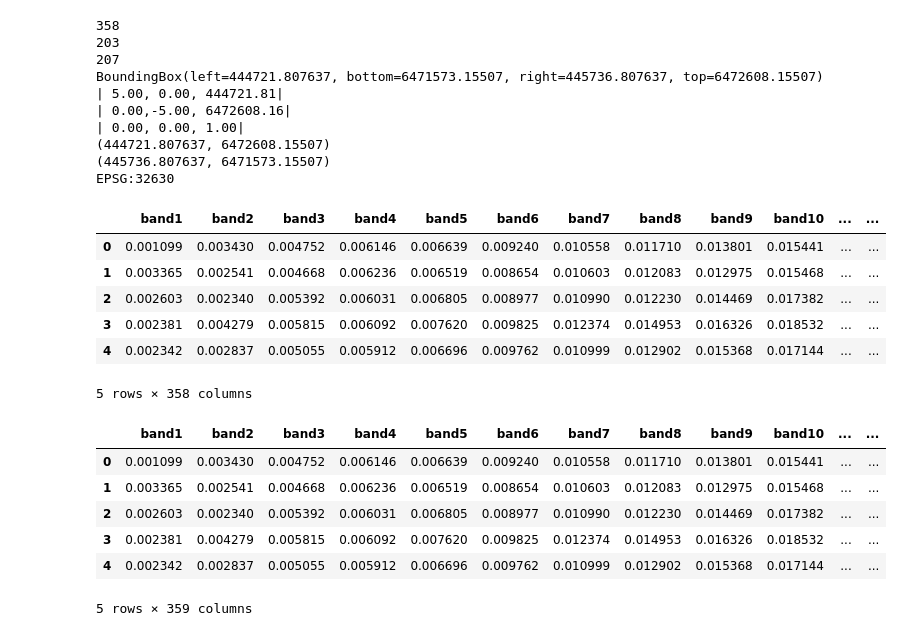
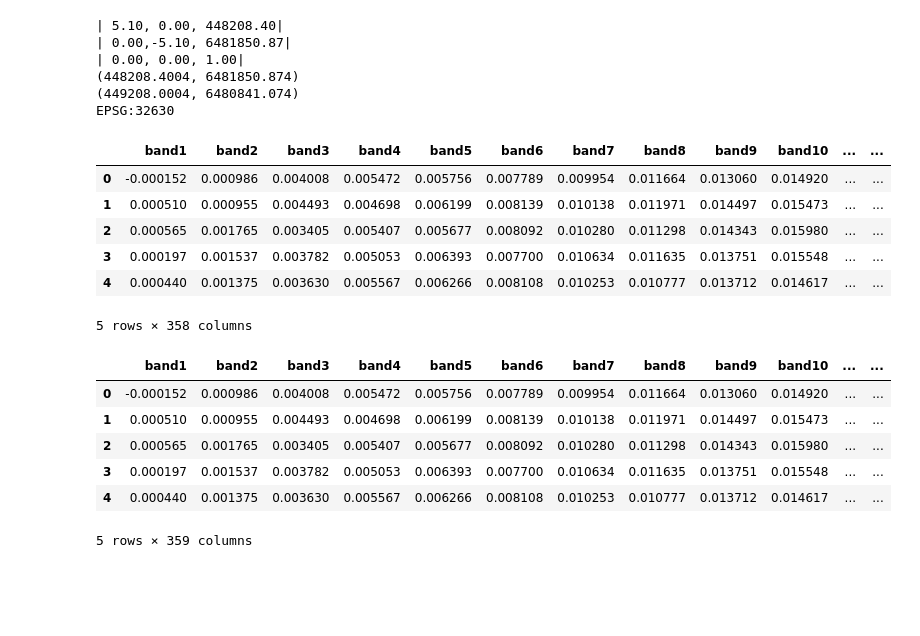
Before and after one commit to rachelzwalker/Flow_Country_HSI_and_PSM, a Jupyter notebook: python_notebooks/vector_creation.ipynb, the cells around one changed output. Saved outputs shown, nothing was run; the diff lists cells and outputs as text; code cells hidden in the pictures; blank space fills up the shorter version.

Commit message:
finalised vector creation - from initial rasters to include all attributes

```diff
--- a/python_notebooks/vector_creation.ipynb
+++ b/python_notebooks/vector_creation.ipynb
@@ -28,93 +1,69 @@ with rasterio.open('../preprocessed_data/dimensionality_reduction/cross_lochs.ti
 # %%
 import pandas as pd
 import geopandas
 import rasterio as rio
-cross_lochs_test = rio.open('../preprocessed_data/dimensionality_reduction/cross_lochs_2.tif')
-# number of bands
-print(cross_lochs_test.count)
+data = rio.open('../preprocessed_data/dimensionality_reduction/geotiff/erosion_take_2.tif')
 
-# https://rasterio.readthedocs.io/en/latest/quickstart.html
-print(cross_lochs_test.width)
-print(cross_lochs_test.height)
-print(cross_lochs_test.bounds)
 
-print(cross_lochs_test.transform)
-lat_long_NW = cross_lochs_test.transform * (0, 0)
+print(data.transform)
+lat_long_NW = data.transform * (0, 0)
 print(lat_long_NW)
-lat_long_SE = cross_lochs_test.transform * (cross_lochs_test.width, cross_lochs_test.height)
+lat_long_SE = data.transform * (data.width, data.height)
 print(lat_long_SE)
-print(cross_lochs_test.crs)
+print(data.crs)
 
 # read bands
-array = cross_lochs_test.read()
+array = data.read()
 
-# convert to a DataFrame
-# import pandas as pd
-
-cross_lochs_df = pd.DataFrame()
+data_df = pd.DataFrame()
 
 array_num = 0
 band_num = 1
 min_lat = lat_long_NW[0]
 min_long = lat_long_SE[1]
 max_lat = lat_long_SE[0]
 max_long = lat_long_NW[1]
 
-# want to add in spatial indexing - see website
 
 for num in range(358):
-    cross_lochs_df['band' +str(band_num)]=array[array_num].ravel()
+    data_df['band' +str(band_num)]=array[array_num].ravel()
     array_num += 1
     band_num += 1
 
-
-
-# cross_lochs_df_located = geopandas.GeoDataFrame(cross_lochs_df, geometry=geopandas.points_from_xy(cross_lochs_df.Longitude, cross_lochs_df.Latitude))
-# won't work as lat and long aren't returned in the table
-
-# may be able to do using rasterio documentation - looks likely, it's just working out how to add the specific indicies.
-# there is also info on how to save a raster
-
-
-cross_lochs_df.head()
+data_df.head()
 # %% [output]
-358
-203
-207
-BoundingBox(left=444721.807637, bottom=6471573.15507, right=445736.807637, top=6472608.15507)
-| 5.00, 0.00, 444721.81|
-| 0.00,-5.00, 6472608.16|
+| 5.10, 0.00, 448208.40|
+| 0.00,-5.10, 6481850.87|
 | 0.00, 0.00, 1.00|
-(444721.807637, 6472608.15507)
-(445736.807637, 6471573.15507)
+(448208.4004, 6481850.874)
+(449208.0004, 6480841.074)
 EPSG:32630
 |  | band1 | band2 | band3 | band4 | band5 | band6 | band7 | band8 | band9 | band10 | ... | ... |
-| 0 | 0.001099 | 0.003430 | 0.004752 | 0.006146 | 0.006639 | 0.009240 | 0.010558 | 0.011710 | 0.013801 | 0.015441 | ... | ... |
-| 1 | 0.003365 | 0.002541 | 0.004668 | 0.006236 | 0.006519 | 0.008654 | 0.010603 | 0.012083 | 0.012975 | 0.015468 | ... | ... |
-| 2 | 0.002603 | 0.002340 | 0.005392 | 0.006031 | 0.006805 | 0.008977 | 0.010990 | 0.012230 | 0.014469 | 0.017382 | ... | ... |
-| 3 | 0.002381 | 0.004279 | 0.005815 | 0.006092 | 0.007620 | 0.009825 | 0.012374 | 0.014953 | 0.016326 | 0.018532 | ... | ... |
-| 4 | 0.002342 | 0.002837 | 0.005055 | 0.005912 | 0.006696 | 0.009762 | 0.010999 | 0.012902 | 0.015368 | 0.017144 | ... | ... |
+| 0 | -0.000152 | 0.000986 | 0.004008 | 0.005472 | 0.005756 | 0.007789 | 0.009954 | 0.011664 | 0.013060 | 0.014920 | ... | ... |
+| 1 | 0.000510 | 0.000955 | 0.004493 | 0.004698 | 0.006199 | 0.008139 | 0.010138 | 0.011971 | 0.014497 | 0.015473 | ... | ... |
+| 2 | 0.000565 | 0.001765 | 0.003405 | 0.005407 | 0.005677 | 0.008092 | 0.010280 | 0.011298 | 0.014343 | 0.015980 | ... | ... |
+| 3 | 0.000197 | 0.001537 | 0.003782 | 0.005053 | 0.006393 | 0.007700 | 0.010634 | 0.011635 | 0.013751 | 0.015548 | ... | ... |
+| 4 | 0.000440 | 0.001375 | 0.003630 | 0.005567 | 0.006266 | 0.008108 | 0.010253 | 0.010777 | 0.013712 | 0.014617 | ... | ... |
 5 rows × 358 columns
 # %%
-cross_lochs_df["POINTID"] = ""
+data_df["POINTID"] = ""
 
-# a final column of POINTID has been added (checked)
 
 index_num = 0
 point_num = 1
 
-for index, row in cross_lochs_df.iterrows():
-    cross_lochs_df.iloc[index_num, 358] = point_num
+for index, row in data_df.iterrows():
+    data_df.iloc[index_num, 358] = point_num
     point_num += 1
     index_num += 1
 
-cross_lochs_df.head()
+data_df.head()
 # %% [output]
 |  | band1 | band2 | band3 | band4 | band5 | band6 | band7 | band8 | band9 | band10 | ... | ... |
-| 0 | 0.001099 | 0.003430 | 0.004752 | 0.006146 | 0.006639 | 0.009240 | 0.010558 | 0.011710 | 0.013801 | 0.015441 | ... | ... |
-| 1 | 0.003365 | 0.002541 | 0.004668 | 0.006236 | 0.006519 | 0.008654 | 0.010603 | 0.012083 | 0.012975 | 0.015468 | ... | ... |
-| 2 | 0.002603 | 0.002340 | 0.005392 | 0.006031 | 0.006805 | 0.008977 | 0.010990 | 0.012230 | 0.014469 | 0.017382 | ... | ... |
-| 3 | 0.002381 | 0.004279 | 0.005815 | 0.006092 | 0.007620 | 0.009825 | 0.012374 | 0.014953 | 0.016326 | 0.018532 | ... | ... |
-| 4 | 0.002342 | 0.002837 | 0.005055 | 0.005912 | 0.006696 | 0.009762 | 0.010999 | 0.012902 | 0.015368 | 0.017144 | ... | ... |
+| 0 | -0.000152 | 0.000986 | 0.004008 | 0.005472 | 0.005756 | 0.007789 | 0.009954 | 0.011664 | 0.013060 | 0.014920 | ... | ... |
+| 1 | 0.000510 | 0.000955 | 0.004493 | 0.004698 | 0.006199 | 0.008139 | 0.010138 | 0.011971 | 0.014497 | 0.015473 | ... | ... |
+| 2 | 0.000565 | 0.001765 | 0.003405 | 0.005407 | 0.005677 | 0.008092 | 0.010280 | 0.011298 | 0.014343 | 0.015980 | ... | ... |
+| 3 | 0.000197 | 0.001537 | 0.003782 | 0.005053 | 0.006393 | 0.007700 | 0.010634 | 0.011635 | 0.013751 | 0.015548 | ... | ... |
+| 4 | 0.000440 | 0.001375 | 0.003630 | 0.005567 | 0.006266 | 0.008108 | 0.010253 | 0.010777 | 0.013712 | 0.014617 | ... | ... |
 5 rows × 359 columns
 # %%
```
Also changed, not shown: parts of 9 cells of this notebook, 1 other file.
